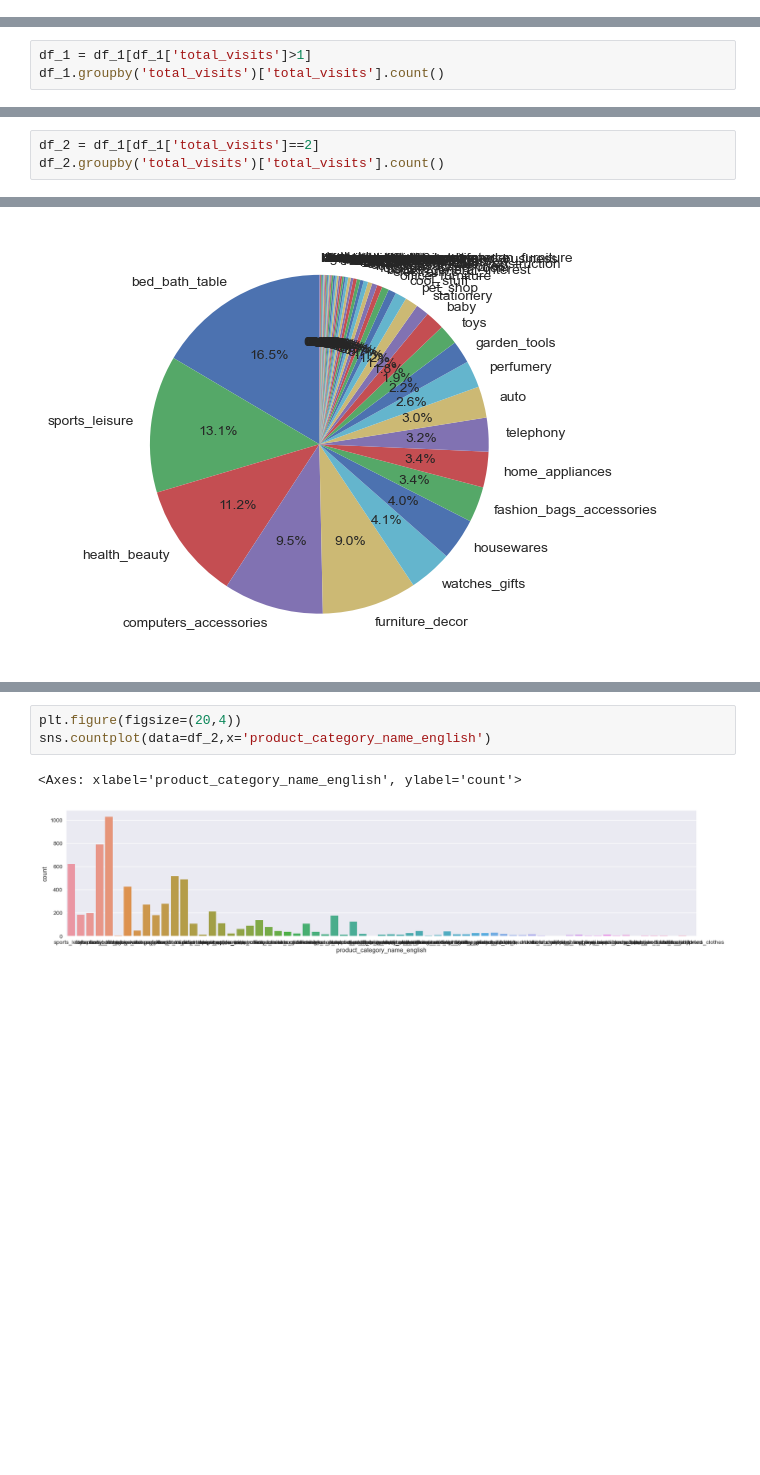
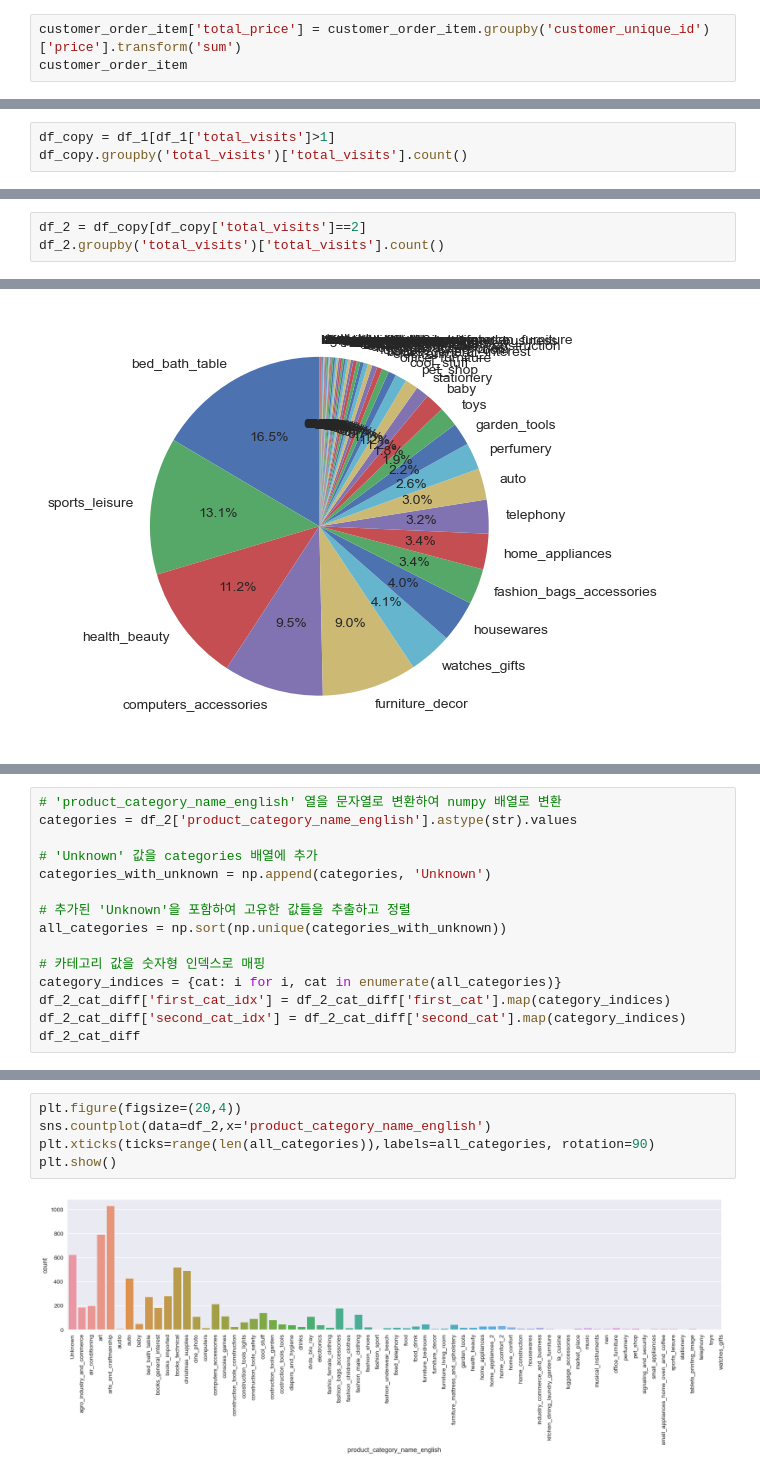
Before and after one commit to chlolive/2024-insight-1st-insicon, a Jupyter notebook: 240329_2nd_EDA.ipynb, the cells around one changed output, grey strips where cells are left out. Drawn from its saved outputs; the diff is of its cells as text; blank space fills up the shorter version.

```diff
--- a/240329_2nd_EDA.ipynb
+++ b/240329_2nd_EDA.ipynb
@@ -161,0 +164,3 @@ Name: customer_unique_id, Length: 96096, dtype: int64
+# %%
+customer_order_item['total_price'] = customer_order_item.groupby('customer_unique_id')['price'].transform('sum')
+customer_order_item
@@ -280,6 +319,6 @@ df_1
 # %%
-df_1 = df_1[df_1['total_visits']>1]
-df_1.groupby('total_visits')['total_visits'].count()
+df_copy = df_1[df_1['total_visits']>1]
+df_copy.groupby('total_visits')['total_visits'].count()
 # %% [output]
 total_visits
 2     6998
@@ -294,7 +363,7 @@ Name: total_visits, dtype: int64
 # %% [markdown]
 # total_visits가 2회인 고객과 3회 이상인 고객 나누기
 # %%
-df_2 = df_1[df_1['total_visits']==2]
+df_2 = df_copy[df_copy['total_visits']==2]
 df_2.groupby('total_visits')['total_visits'].count()
 # %% [output]
 total_visits
@@ -582,0 +819,15 @@ plt.show()
+# %%
+# 'product_category_name_english' 열을 문자열로 변환하여 numpy 배열로 변환
+categories = df_2['product_category_name_english'].astype(str).values
+
+# 'Unknown' 값을 categories 배열에 추가
+categories_with_unknown = np.append(categories, 'Unknown')
+
+# 추가된 'Unknown'을 포함하여 고유한 값들을 추출하고 정렬
+all_categories = np.sort(np.unique(categories_with_unknown))
+
+# 카테고리 값을 숫자형 인덱스로 매핑
+category_indices = {cat: i for i, cat in enumerate(all_categories)}
+df_2_cat_diff['first_cat_idx'] = df_2_cat_diff['first_cat'].map(category_indices)
+df_2_cat_diff['second_cat_idx'] = df_2_cat_diff['second_cat'].map(category_indices)
+df_2_cat_diff
@@ -583,6 +1022,7 @@ plt.show()
 # %%
 plt.figure(figsize=(20,4))
 sns.countplot(data=df_2,x='product_category_name_english')
+plt.xticks(ticks=range(len(all_categories)),labels=all_categories, rotation=90)
+plt.show()
 # %% [output]
-<Axes: xlabel='product_category_name_english', ylabel='count'>
-[figure, old version]
+[figure, new version]
```
Also changed, not shown: parts of 72 cells of this notebook, 6 other files.
